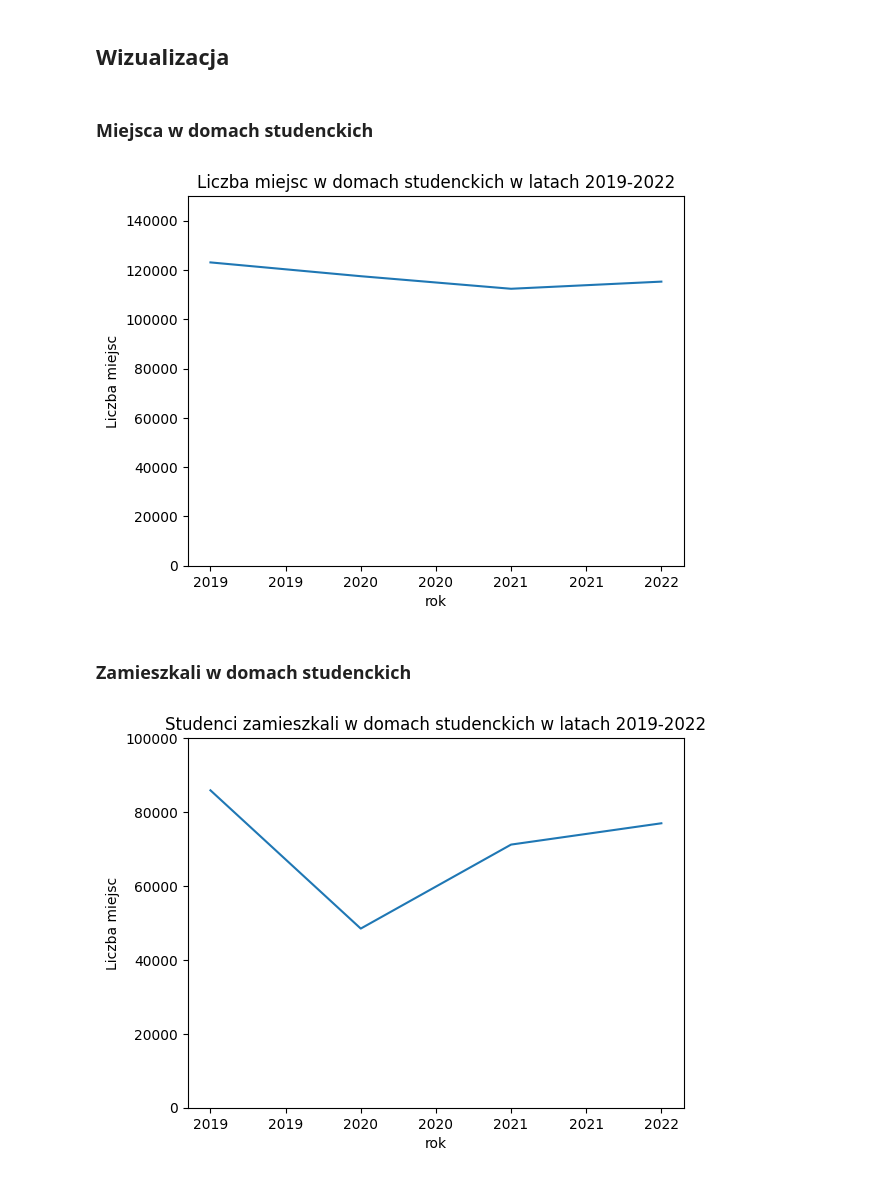
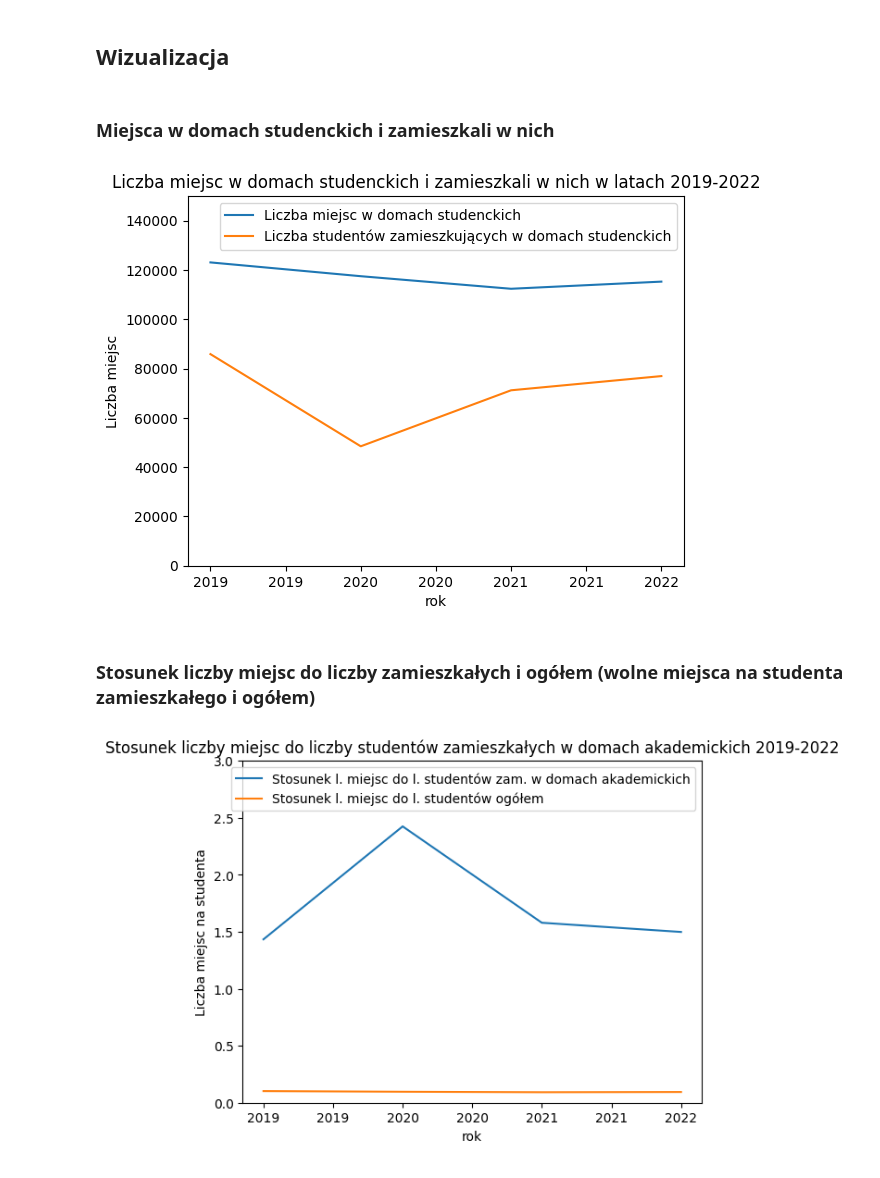
Before and after one commit to Newtoneiro/SAD-Statistics-in-data-analysis, a Jupyter notebook: projekt_1/analiza_domow_studenckich.ipynb, the cells around one changed output. Saved outputs shown, nothing was run; the diff lists cells and outputs as text; code cells hidden in the pictures.

Commit message:
agregate some plots

```diff
--- a/projekt_1/analiza_domow_studenckich.ipynb
+++ b/projekt_1/analiza_domow_studenckich.ipynb
@@ -60,34 +60,41 @@ data.head()
 # %% [markdown]
 ## Wizualizacja
 # %% [markdown]
-### Miejsca w domach studenckich
+### Miejsca w domach studenckich i zamieszkali w nich
 # %%
-data = datasets['Miejsca_w_domach_studenckich']
+data_total_places = datasets['Miejsca_w_domach_studenckich']
+data_residents = datasets['Studenci_zamieszkali_w_domach']
 
-plt.plot(data['rok'], data['wartosc'])
+plt.plot(data_total_places['rok'], data_total_places['wartosc'], label='Liczba miejsc w domach studenckich')
+plt.plot(data_residents['rok'], data_residents['wartosc'], label='Liczba studentów zamieszkujących w domach studenckich')
 plt.xlabel('rok')
 plt.ylabel('Liczba miejsc')
 plt.ylim(0, 150_000)
-plt.title(f'Liczba miejsc w domach studenckich w latach 2019-2022')
+plt.title(f'Liczba miejsc w domach studenckich i zamieszkali w nich w latach 2019-2022')
+plt.legend()
 ax = plt.gca()
 ax.xaxis.set_major_formatter(ticker.FormatStrFormatter('%d'))
 
 plt.show()
 # %% [output]
-[figure, old version]
+[figure, new version]
-# %% [markdown]
-### Zamieszkali w domach studenckich
+# %% [markdown]
+### Stosunek liczby miejsc do liczby zamieszkałych i ogółem (wolne miejsca na studenta zamieszkałego i ogółem)
 # %%
-data = datasets['Studenci_zamieszkali_w_domach']
+data_vacant_dorm_rooms = datasets['Miejsca_w_domach_studenckich']
+data_students_in_dorms = datasets['Studenci_zamieszkali_w_domach']
+data_students = datasets['Liczba_studentów_uczelni']
 
-plt.plot(data['rok'], data['wartosc'])
+plt.plot(data_vacant_dorm_rooms['rok'], data_vacant_dorm_rooms['wartosc'] / data_students_in_dorms['wartosc'], label='Stosunek l. miejsc do l. studentów zam. w domach akademickich')
+plt.plot(data_vacant_dorm_rooms['rok'], data_vacant_dorm_rooms['wartosc'] / data_students['wartosc'], label='Stosunek l. miejsc do l. studentów ogółem')
 plt.xlabel('rok')
-plt.ylabel('Liczba miejsc')
-plt.ylim(0, 100_000)
-plt.title(f'Studenci zamieszkali w domach studenckich w latach 2019-2022')
+plt.ylabel('Liczba miejsc na studenta')
+plt.ylim(0, 3)
+plt.title(f'Stosunek liczby miejsc do liczby studentów (zamieszkałych w domach akademickich i ogólnie) 2019-2022')
+plt.legend()
 ax = plt.gca()
 ax.xaxis.set_major_formatter(ticker.FormatStrFormatter('%d'))
 
 plt.show()
 # %% [output]
-[figure, old version]
+[figure, new version]
```
Also changed, not shown: parts of 4 cells of this notebook, 1 other file.
